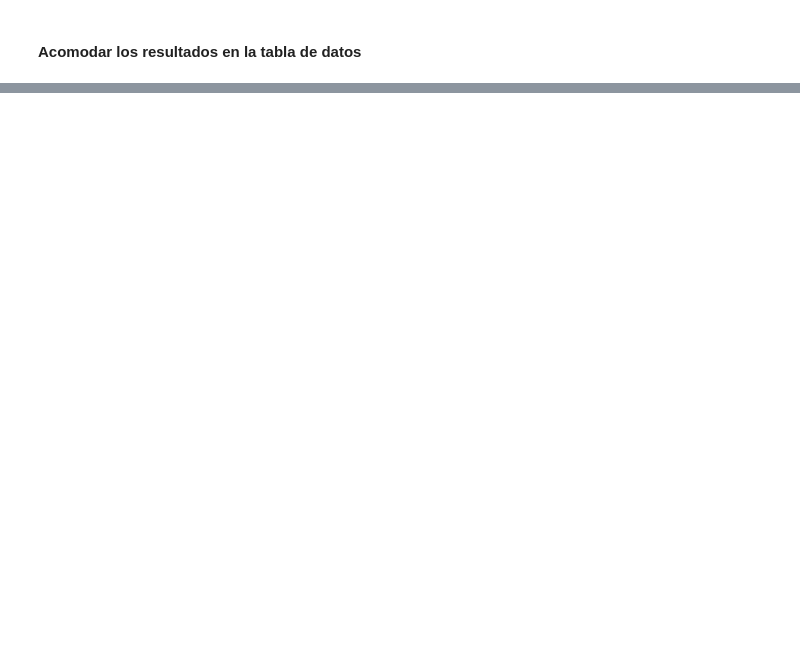
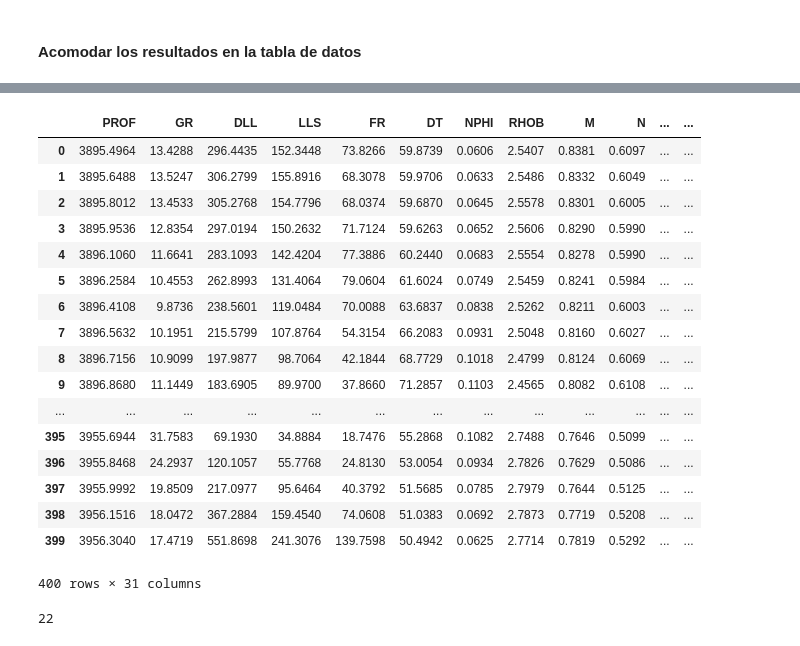
Before and after one commit to Angelpacman/Petrofisica_mn, a Jupyter notebook: jupyter_litodensidad.ipynb, the cells around one changed output, grey strips where cells are left out. Drawn from its saved outputs; the diff is of its cells as text; code cells hidden in the pictures; blank space fills up the shorter version.

```diff
--- a/jupyter_litodensidad.ipynb
+++ b/jupyter_litodensidad.ipynb
@@ -180,0 +326,30 @@ datos
+# %%
+FIT = FIP + FIS
+datos['FIT']  = np.around(FIT, decimals = 4)
+
+Suma = VDOL + VCAL + VSIL + VARC + FIS + FIP
+datos['Suma']  = np.around(Suma, decimals = 4)
+
+
+SumaABS = abs(VDOL) + abs(VCAL) + abs(VSIL) + abs(VARC) + abs(FIS) + abs(FIP)
+VDOLR = abs(VDOL)/SumaABS
+VCALR = abs(VCAL)/SumaABS
+VSILR = abs(VSIL)/SumaABS
+VARCR = abs(VARC)/SumaABS
+FIPR  = abs(FIP)/SumaABS
+FISR  = abs(FIS)/SumaABS
+FITR  = abs(FIT)/SumaABS
+
+
+datos['VDOLR'] = np.around(VDOLR,decimals = 4)
+datos['VCALR'] = np.around(VCALR,decimals = 4)
+datos['VSILR'] = np.around(VSILR,decimals = 4)
+datos['VARCR'] = np.around(VARCR,decimals = 4)
+datos['FIPR']  = np.around(FIPR, decimals = 4)
+datos['FISR']  = np.around(FISR, decimals = 4)
+datos['FITR']  = np.around(FITR, decimals = 4)
+
+
+SumaR = VDOLR + VCALR + VSILR + VARCR + FISR + FIPR
+datos['SumaR']  = np.around(SumaR, decimals = 4)
+datos.head()
@@ -180,0 +364,33 @@ datos
+# %%
+m   = np.log(1/FR) / np.log(FITR)
+FIF = FITR**m
+FIENT = FITR - FIF
+datos['m']  = np.around(m, decimals = 4)
+datos['FIF']  = np.around(FIF*100, decimals = 4)
+datos['FIENT']  = np.around(FIENT*100, decimals = 4)
+
+#datos.to_csv('eval_petro_output.csv') #exportando al archivo csv
+
+FIEFE = FITR*(1-VARCR)
+FIEFE_FIF = FIEFE / FIF
+FIZ = FITR / (1-FITR)
+datos
+# %% [output]
+|  | PROF | GR | DLL | LLS | FR | DT | NPHI | RHOB | M | N | ... | ... |
+| 0 | 3895.4964 | 13.4288 | 296.4435 | 152.3448 | 73.8266 | 59.8739 | 0.0606 | 2.5407 | 0.8381 | 0.6097 | ... | ... |
+| 1 | 3895.6488 | 13.5247 | 306.2799 | 155.8916 | 68.3078 | 59.9706 | 0.0633 | 2.5486 | 0.8332 | 0.6049 | ... | ... |
+| 2 | 3895.8012 | 13.4533 | 305.2768 | 154.7796 | 68.0374 | 59.6870 | 0.0645 | 2.5578 | 0.8301 | 0.6005 | ... | ... |
+| 3 | 3895.9536 | 12.8354 | 297.0194 | 150.2632 | 71.7124 | 59.6263 | 0.0652 | 2.5606 | 0.8290 | 0.5990 | ... | ... |
+| 4 | 3896.1060 | 11.6641 | 283.1093 | 142.4204 | 77.3886 | 60.2440 | 0.0683 | 2.5554 | 0.8278 | 0.5990 | ... | ... |
+| 5 | 3896.2584 | 10.4553 | 262.8993 | 131.4064 | 79.0604 | 61.6024 | 0.0749 | 2.5459 | 0.8241 | 0.5984 | ... | ... |
+| 6 | 3896.4108 | 9.8736 | 238.5601 | 119.0484 | 70.0088 | 63.6837 | 0.0838 | 2.5262 | 0.8211 | 0.6003 | ... | ... |
+| 7 | 3896.5632 | 10.1951 | 215.5799 | 107.8764 | 54.3154 | 66.2083 | 0.0931 | 2.5048 | 0.8160 | 0.6027 | ... | ... |
+| 8 | 3896.7156 | 10.9099 | 197.9877 | 98.7064 | 42.1844 | 68.7729 | 0.1018 | 2.4799 | 0.8124 | 0.6069 | ... | ... |
+| 9 | 3896.8680 | 11.1449 | 183.6905 | 89.9700 | 37.8660 | 71.2857 | 0.1103 | 2.4565 | 0.8082 | 0.6108 | ... | ... |
+| ... | ... | ... | ... | ... | ... | ... | ... | ... | ... | ... | ... | ... |
+| 395 | 3955.6944 | 31.7583 | 69.1930 | 34.8884 | 18.7476 | 55.2868 | 0.1082 | 2.7488 | 0.7646 | 0.5099 | ... | ... |
+| 396 | 3955.8468 | 24.2937 | 120.1057 | 55.7768 | 24.8130 | 53.0054 | 0.0934 | 2.7826 | 0.7629 | 0.5086 | ... | ... |
+| 397 | 3955.9992 | 19.8509 | 217.0977 | 95.6464 | 40.3792 | 51.5685 | 0.0785 | 2.7979 | 0.7644 | 0.5125 | ... | ... |
+| 398 | 3956.1516 | 18.0472 | 367.2884 | 159.4540 | 74.0608 | 51.0383 | 0.0692 | 2.7873 | 0.7719 | 0.5208 | ... | ... |
+| 399 | 3956.3040 | 17.4719 | 551.8698 | 241.3076 | 139.7598 | 50.4942 | 0.0625 | 2.7714 | 0.7819 | 0.5292 | ... | ... |
+400 rows × 31 columns
@@ -180,0 +401,10 @@ datos
+# %%
+i = 0
+negativos = 0
+for exponente in m:
+    if m[i] < 1:
+        negativos += 1
+    i+=1
+negativos
+# %% [output]
+22
```
Also changed, not shown: parts of 14 cells of this notebook, 9 other files.
